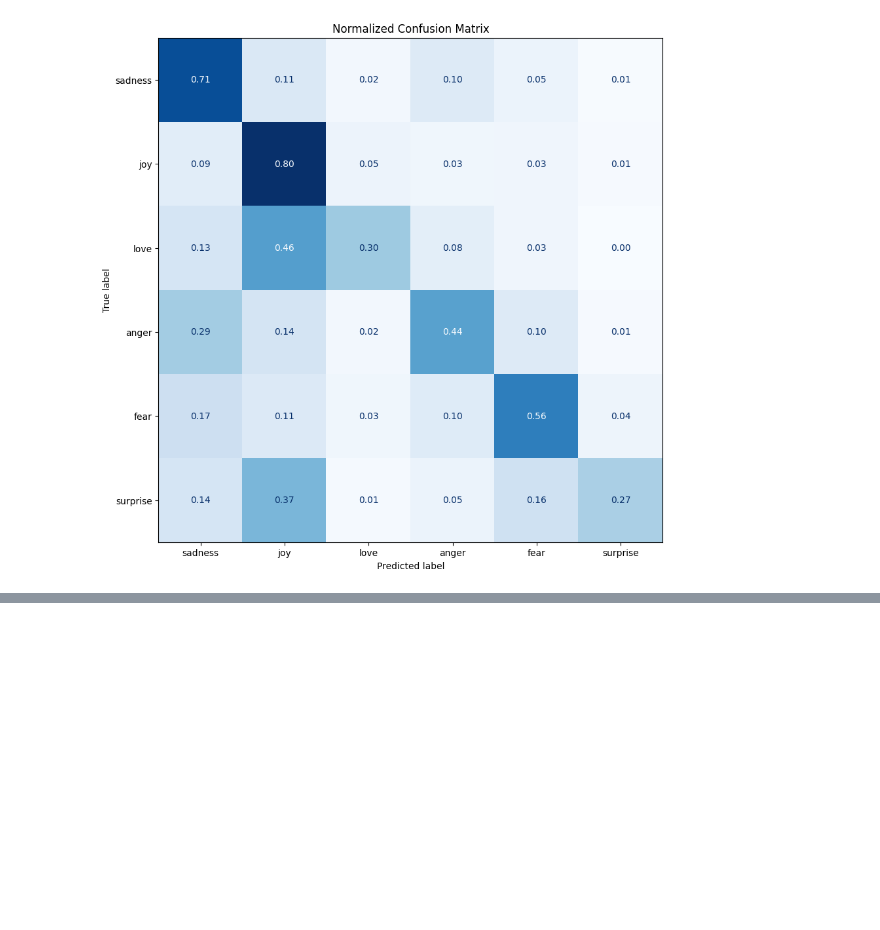
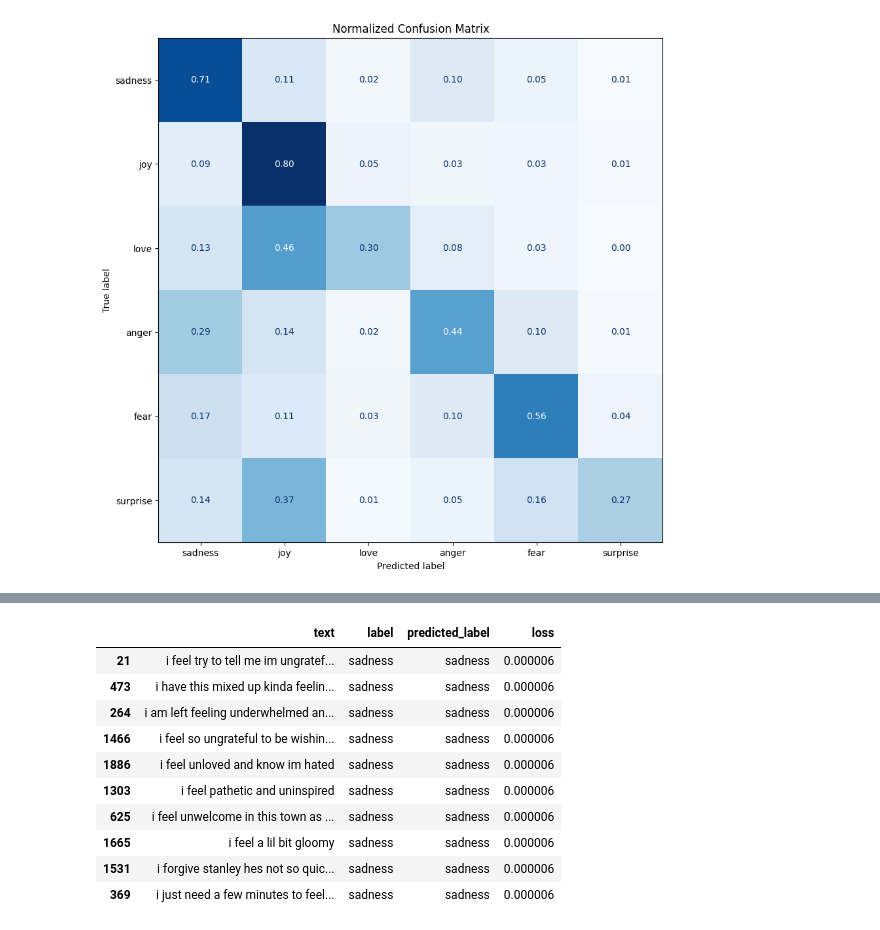
Before and after one commit to inoueshinichi/Book_Transformers, a Jupyter notebook: ch02_text_classification.ipynb, the cells around one changed output, grey strips where cells are left out. Cells and saved outputs as stored; diff of their text form; code cells hidden in the pictures; blank space fills up the shorter version.

```diff
--- a/ch02_text_classification.ipynb
+++ b/ch02_text_classification.ipynb
@@ -545,0 +688,15 @@ plot_confusion_matrix(y_preds, y_valid, labels)
+# %%
+# 損失が少ない10件
+df_test.sort_values("loss", ascending=True).head(10)
+# %% [output]
+|  | text | label | predicted_label | loss |
+| 21 | i feel try to tell me im ungratef... | sadness | sadness | 0.000006 |
+| 473 | i have this mixed up kinda feelin... | sadness | sadness | 0.000006 |
+| 264 | i am left feeling underwhelmed an... | sadness | sadness | 0.000006 |
+| 1466 | i feel so ungrateful to be wishin... | sadness | sadness | 0.000006 |
+| 1886 | i feel unloved and know im hated | sadness | sadness | 0.000006 |
+| 1303 | i feel pathetic and uninspired | sadness | sadness | 0.000006 |
+| 625 | i feel unwelcome in this town as ... | sadness | sadness | 0.000006 |
+| 1665 | i feel a lil bit gloomy | sadness | sadness | 0.000006 |
+| 1531 | i forgive stanley hes not so quic... | sadness | sadness | 0.000006 |
+| 369 | i just need a few minutes to feel... | sadness | sadness | 0.000006 |
```
Also changed, not shown: parts of 25 cells of this notebook.
